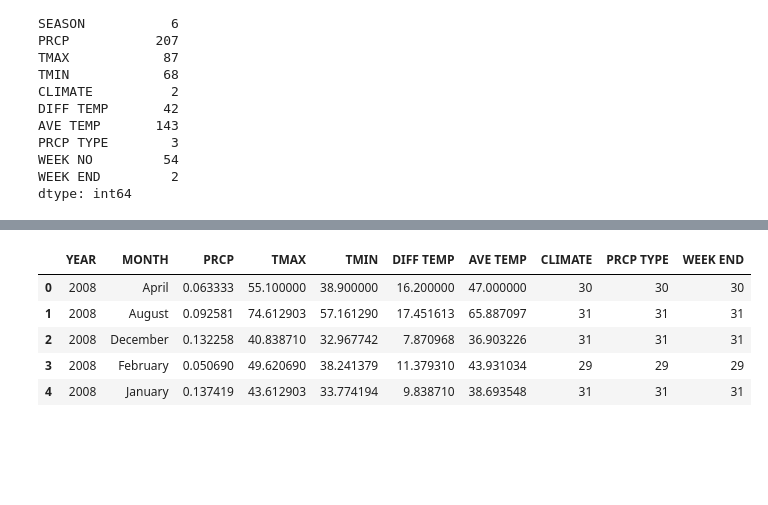
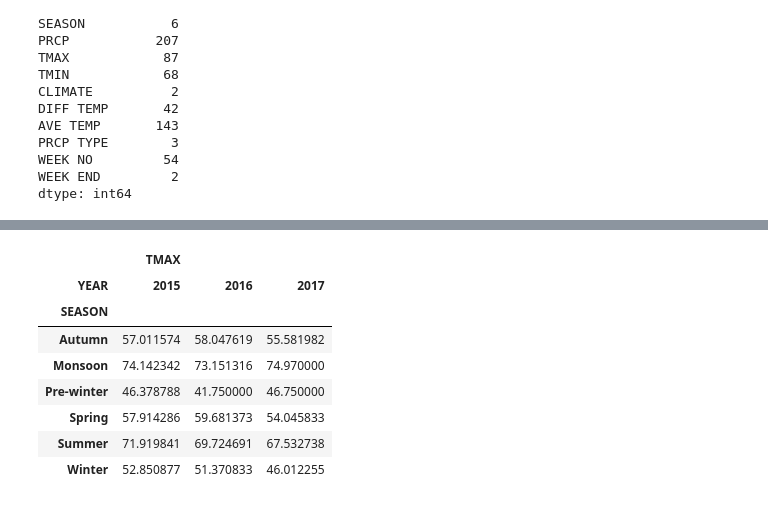
Before and after one commit to Udhay2898/Weather, a Jupyter notebook: Weather.ipynb, the cells around one changed output, grey strips where cells are left out. Cells and saved outputs as stored; diff of their text form; code cells hidden in the pictures; blank space fills up the shorter version.

```diff
--- a/Weather.ipynb
+++ b/Weather.ipynb
@@ -149,6 +149,8 @@ PRCP TYPE        3
 WEEK NO         54
 WEEK END         2
 dtype: int64
+# %%
+df = df.fillna('No Event')
 # %%
 for column in df.columns:
     unique_values = df[column].unique()
@@ -171,14 +173,10 @@ Length: 25551, dtype: datetime64[ns]
 
 WEEK END:
  ['No' 'Yes']
-# %%
-df = df.fillna(np.nan)
-# %%
-df = df.fillna(0)
 # %%
 # Filter DataFrame for years greater than or equal to 2008
-df_filtered = df[df['YEAR'] >= 2008]
+df = df[df['YEAR'] >= 2015]
 
-df_filtered.head()
+df.sample(3)
 # %% [output]
 |  | DATE | YEAR | MONTH | DAY | SEASON | PRCP | TMAX | TMIN | CLIMATE | DIFF TEMP | AVE TEMP | ... |
@@ -190,18 +186,23 @@ df_filtered.head()
 # %%
-agg_year = df_filtered.groupby(['YEAR','MONTH']).agg({'PRCP' : 'mean',
-                                                               'TMAX' : 'mean',
-                                                               'TMIN' : 'mean',
-                                                               'DIFF TEMP' : 'mean',
-                                                               'AVE TEMP' : 'mean',
-                                                               'CLIMATE' : 'count',
-                                                               'PRCP TYPE' : 'count',
-                                                               'WEEK END' : 'count'}).reset_index()
+year_gr = df.groupby(['YEAR','SEASON','MONTH','DAY','WEEK END','CLIMATE','PRCP TYPE']).agg({'PRCP' : 'mean',
+                                                                                           'TMAX' : 'mean',
+                                                                                           'TMIN' : 'mean',
+                                                                                           'DIFF TEMP' : 'mean',
+                                                                                           'AVE TEMP' : 'mean'
+                                                                                           }).reset_index()
 
-agg_year.head()
+year_gr.head()
+
+year_gr_pivot = year_gr.pivot_table(index = ['SEASON'],columns = ['YEAR'],values = ['TMAX'])
+
+year_gr_pivot
 # %% [output]
-|  | YEAR | MONTH | PRCP | TMAX | TMIN | DIFF TEMP | AVE TEMP | CLIMATE | PRCP TYPE | WEEK END |
-| 0 | 2008 | April | 0.063333 | 55.100000 | 38.900000 | 16.200000 | 47.000000 | 30 | 30 | 30 |
-| 1 | 2008 | August | 0.092581 | 74.612903 | 57.161290 | 17.451613 | 65.887097 | 31 | 31 | 31 |
-| 2 | 2008 | December | 0.132258 | 40.838710 | 32.967742 | 7.870968 | 36.903226 | 31 | 31 | 31 |
-| 3 | 2008 | February | 0.050690 | 49.620690 | 38.241379 | 11.379310 | 43.931034 | 29 | 29 | 29 |
-| 4 | 2008 | January | 0.137419 | 43.612903 | 33.774194 | 9.838710 | 38.693548 | 31 | 31 | 31 |
+|  | TMAX |  |  |
+| YEAR | 2015 | 2016 | 2017 |
+| SEASON |  |  |  |
+| Autumn | 57.011574 | 58.047619 | 55.581982 |
+| Monsoon | 74.142342 | 73.151316 | 74.970000 |
+| Pre-winter | 46.378788 | 41.750000 | 46.750000 |
+| Spring | 57.914286 | 59.681373 | 54.045833 |
+| Summer | 71.919841 | 69.724691 | 67.532738 |
+| Winter | 52.850877 | 51.370833 | 46.012255 |
```
Also changed, not shown: parts of 4 cells of this notebook.
